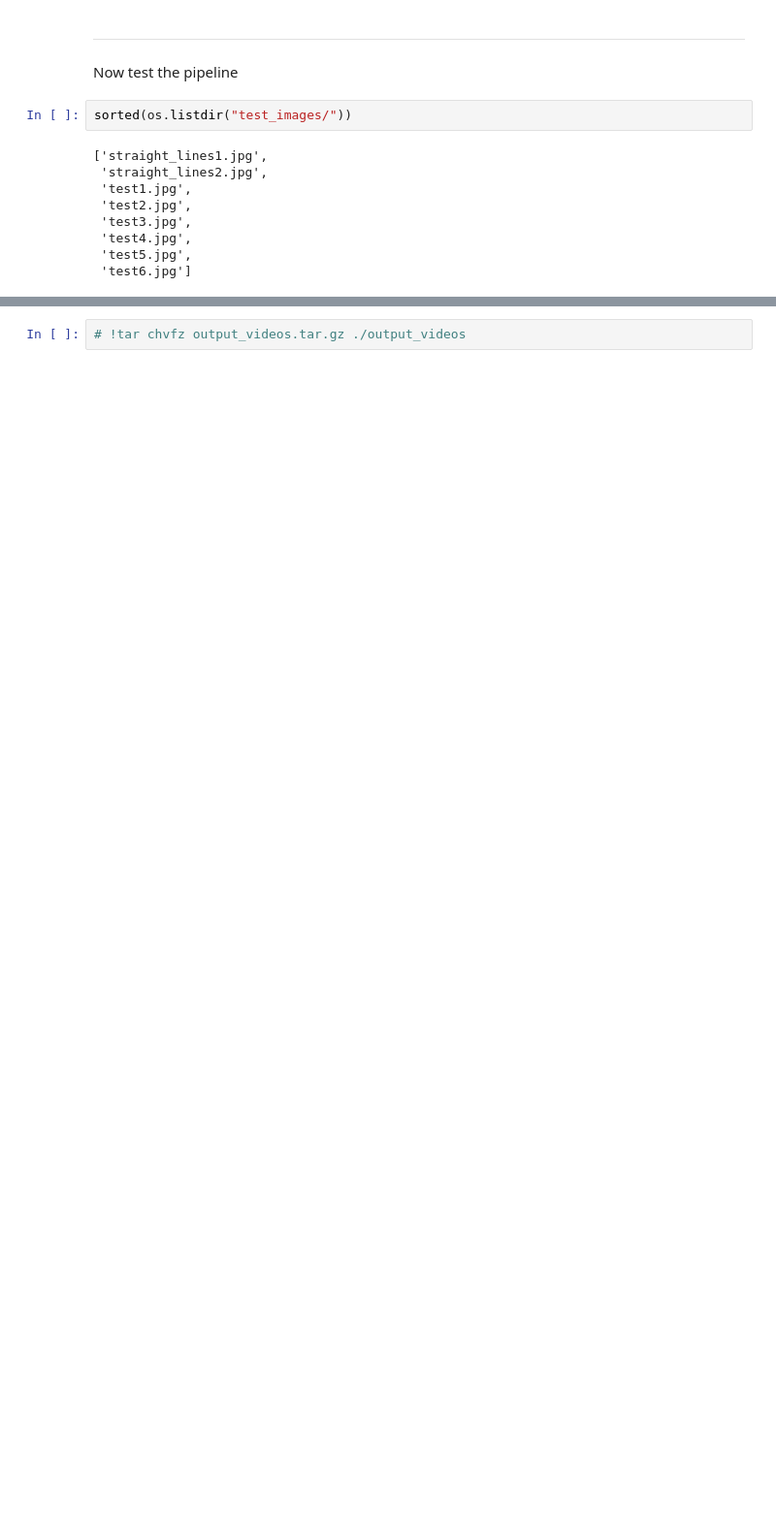
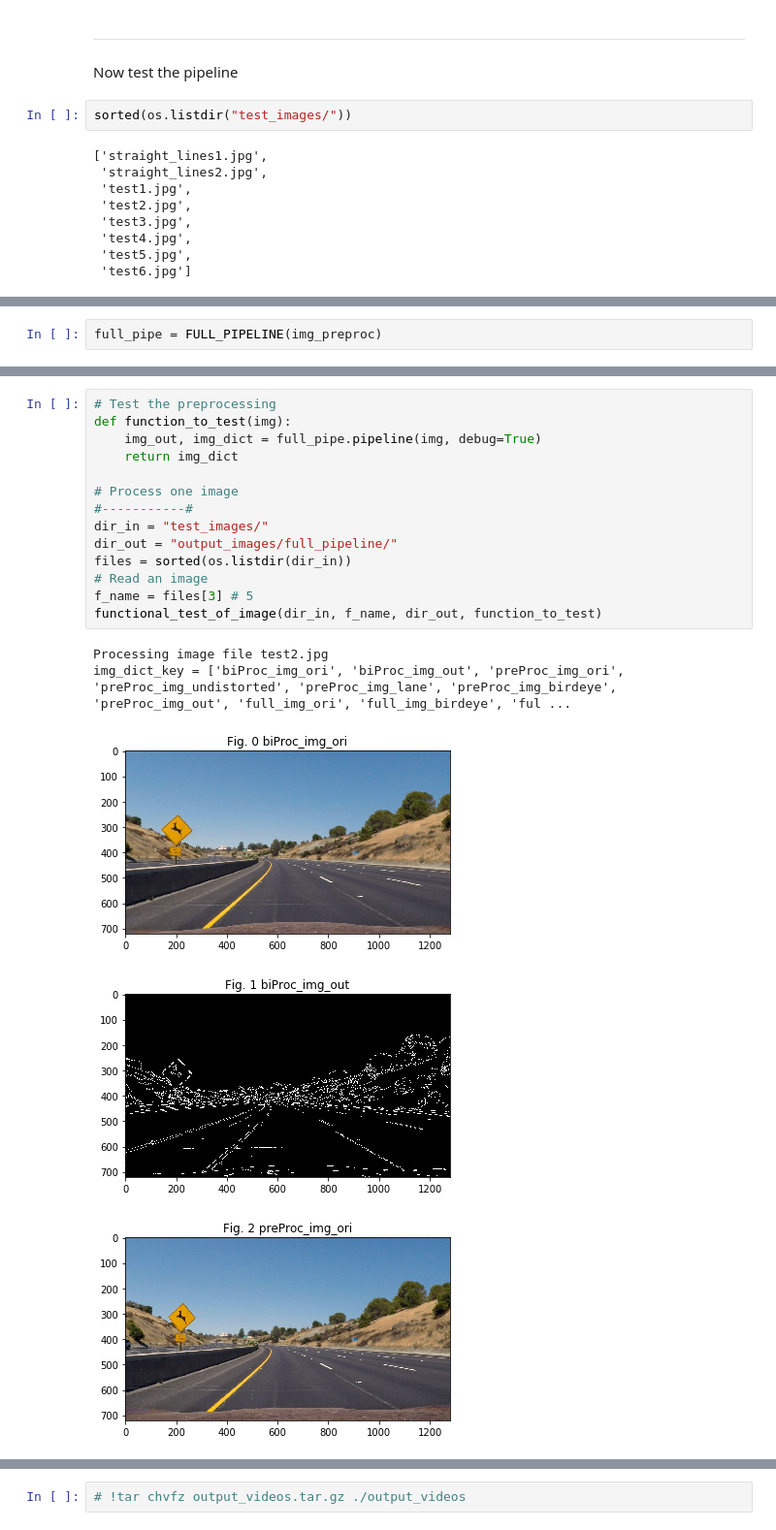
Before and after one commit to Benson516/CarND-Advanced-Lane-Lines, a Jupyter notebook: project2_advanced_lane_finding.ipynb, the cells around one changed output, grey strips where cells are left out. Shown at 97% size. Saved outputs shown, nothing was run; the diff lists cells and outputs as text; blank space fills up the shorter version.

```diff
--- a/project2_advanced_lane_finding.ipynb
+++ b/project2_advanced_lane_finding.ipynb
@@ -450,0 +625,2 @@ img_dict_key = ['img_ori', 'img_undistorted', 'img_birdeye', 'img_out']
+# %%
+full_pipe = FULL_PIPELINE(img_preproc)
@@ -450,0 +631,20 @@ img_dict_key = ['img_ori', 'img_undistorted', 'img_birdeye', 'img_out']
+# %%
+# Test the preprocessing
+def function_to_test(img):
+    img_out, img_dict = full_pipe.pipeline(img, debug=True)
+    return img_dict
+
+# Process one image
+#-----------#
+dir_in = "test_images/"
+dir_out = "output_images/full_pipeline/"
+files = sorted(os.listdir(dir_in))
+# Read an image
+f_name = files[3] # 5
+functional_test_of_image(dir_in, f_name, dir_out, function_to_test)
+# %% [output]
+Processing image file test2.jpg
+img_dict_key = ['biProc_img_ori', 'biProc_img_out', 'preProc_img_ori', 'preProc_img_undistorted', 'preProc_img_lane', 'preProc_img_birdeye', 'preProc_img_out', 'full_img_ori', 'full_img_birdeye', 'ful ...
+[figure, added]
+[figure, added]
+[figure, added]
```
Also changed, not shown: parts of 30 cells of this notebook.
